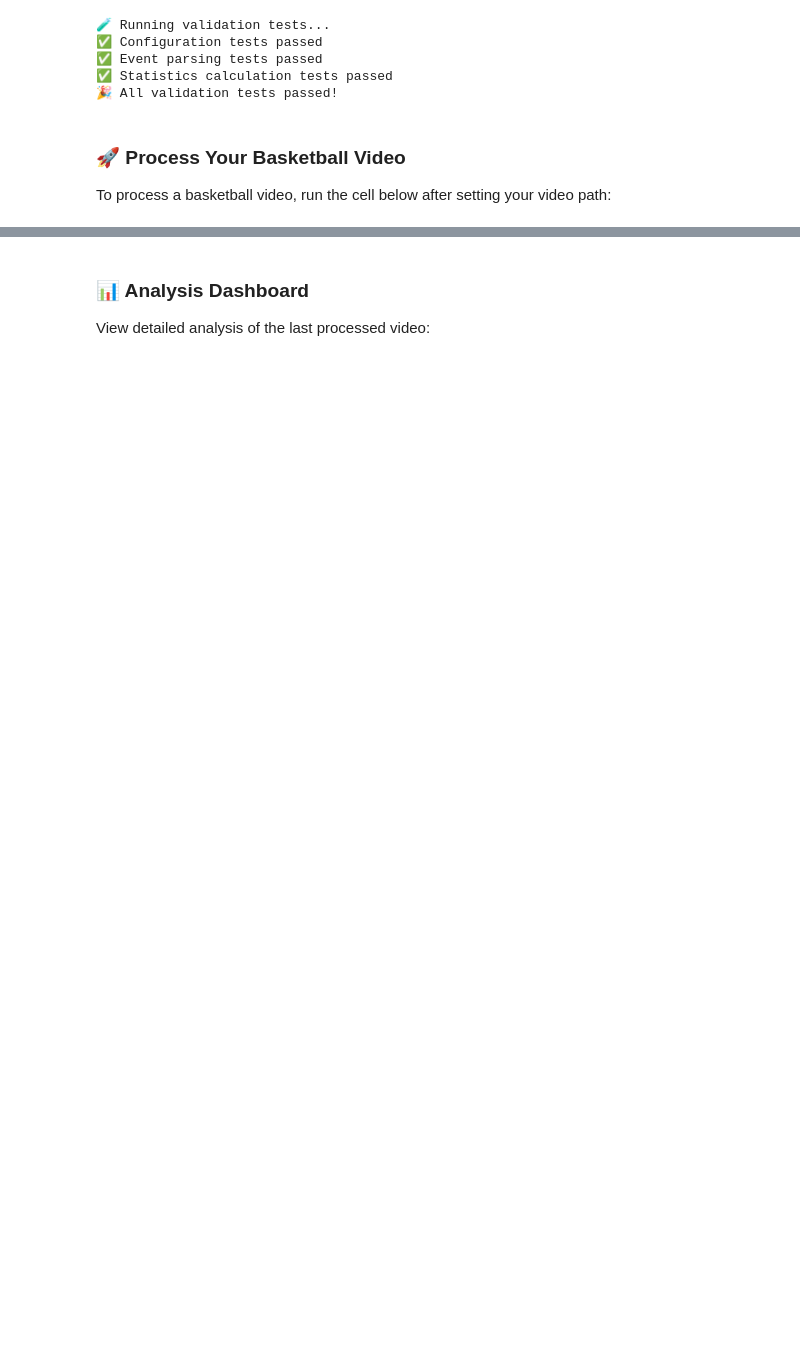
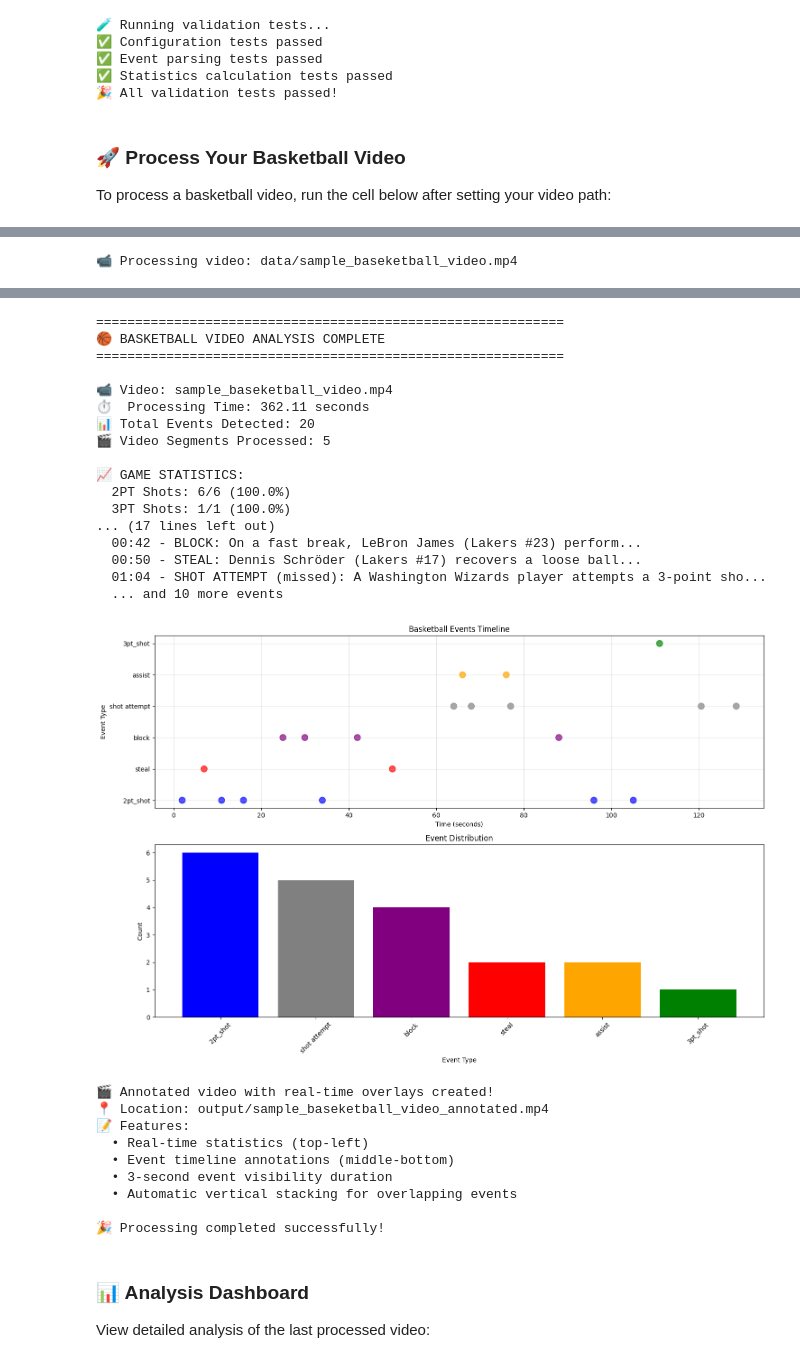
Before and after one commit to rohitmk523/basketball_poc, a Jupyter notebook: basketball_poc.ipynb, the cells around one changed output, grey strips where cells are left out. Drawn from its saved outputs; the diff is of its cells as text; code cells hidden in the pictures; blank space fills up the shorter version.

```diff
--- a/basketball_poc.ipynb
+++ b/basketball_poc.ipynb
@@ -179,7 +179,7 @@ print("✅ Data models defined")
 class GeminiVideoAnalyzer:
     """Handles video analysis using Gemini Pro 2.5 Thinking"""
 
-    def __init__(self, api_key: str, model_name: str = 'gemini-2.0-flash-thinking-exp'):
+    def __init__(self, api_key: str, model_name: str = 'gemini-2.5-pro'):
         genai.configure(api_key=api_key)
         self.model = genai.GenerativeModel(
             model_name=model_name,
@@ -606,12 +862,15 @@ print("✅ Statistics Calculator defined")
 # %% [markdown]
 ## 7. Main Processing Pipeline
 # %%
+# Updated BasketballPOC class with video annotation integration
+
 class BasketballPOC:
     """Main processing pipeline orchestrator"""
 
     def __init__(self, config: Config):
         self.config = config
         self.video_processor = VideoProcessor(config)
+        self.video_annotator = VideoAnnotator(config)  # ADD THIS LINE
         self.gemini_analyzer = None
         self.event_synthesizer = EventSynthesizer(config)
 
@@ -729,6 +988,15 @@ class BasketballPOC:
             timeline_df.to_csv(csv_path, index=False)
             output_files['csv_timeline'] = str(csv_path)
 
+        # 3. Annotated Video with Overlays - ADD THIS SECTION
+        logger.info("Generating annotated video with real-time overlays...")
+        annotated_video_path = self.video_annotator.create_annotated_video(
+            video_path, events, output_name
+        )
+        if annotated_video_path:
+            output_files['annotated_video'] = annotated_video_path
+            logger.info(f"Annotated video created: {annotated_video_path}")
+
         return output_files
 
     def print_summary(self, result: ProcessingResult):
@@ -752,7 +1020,10 @@ class BasketballPOC:
 
         print("\n📁 OUTPUT FILES:")
         for file_type, file_path in result.output_files.items():
-            print(f"  {file_type}: {file_path}")
+            if file_type == 'annotated_video':
+                print(f"  🎥 {file_type}: {file_path}")
+            else:
+                print(f"  📄 {file_type}: {file_path}")
 
         if result.events:
             print("\n🎯 EVENT TIMELINE:")
@@ -940,9 +1214,10 @@ run_validation_tests()
 
 To process a basketball video, run the cell below after setting your video path:
 # %%
+# Updated demo section for main processing
 # MAIN PROCESSING EXAMPLE
 # Replace with your video path
-VIDEO_PATH = "data/sample_basketball_video_3.mp4"
+VIDEO_PATH = "data/sample_baseketball_video.mp4"
 
 # Check if video file exists
 if Path(VIDEO_PATH).exists():
@@ -959,6 +1234,16 @@ if Path(VIDEO_PATH).exists():
         if result.events:
             visualize_events(result.events)
 
+        # Show annotated video info
+        if 'annotated_video' in result.output_files:
+            print(f"\n🎬 Annotated video with real-time overlays created!")
+            print(f"📍 Location: {result.output_files['annotated_video']}")
+            print("📝 Features:")
+            print("  • Real-time statistics (top-left)")
+            print("  • Event timeline annotations (middle-bottom)")
+            print("  • 3-second event visibility duration")
+            print("  • Automatic vertical stacking for overlapping events")
+
         print("\n🎉 Processing completed successfully!")
 
     except Exception as e:
@@ -973,4 +1258,8 @@ else:
     print("3. Update VIDEO_PATH variable above")
     print("4. Ensure your GEMINI_API_KEY is set")
     print("5. Run this cell again")
+    print("\n🎬 The system will now generate:")
+    print("  • JSON analysis report (output/)")
+    print("  • CSV timeline data (output/)")
+    print("  • Annotated video with overlays (temp/)")
 # %% [output]
@@ -978,0 +1267 @@ else:
+📹 Processing video: data/sample_baseketball_video.mp4
@@ -979,3 +1283,30 @@ else:
+============================================================
+🏀 BASKETBALL VIDEO ANALYSIS COMPLETE
+============================================================
+
+📹 Video: sample_baseketball_video.mp4
+⏱️  Processing Time: 362.11 seconds
+📊 Total Events Detected: 20
+🎬 Video Segments Processed: 5
+
+📈 GAME STATISTICS:
+  2PT Shots: 6/6 (100.0%)
+  3PT Shots: 1/1 (100.0%)
+... (17 lines left out)
+  00:42 - BLOCK: On a fast break, LeBron James (Lakers #23) perform...
+  00:50 - STEAL: Dennis Schröder (Lakers #17) recovers a loose ball...
+  01:04 - SHOT ATTEMPT (missed): A Washington Wizards player attempts a 3-point sho...
+  ... and 10 more events
+[figure, added]
+🎬 Annotated video with real-time overlays created!
+📍 Location: output/sample_baseketball_video_annotated.mp4
+📝 Features:
+  • Real-time statistics (top-left)
+  • Event timeline annotations (middle-bottom)
+  • 3-second event visibility duration
+  • Automatic vertical stacking for overlapping events
+
+🎉 Processing completed successfully!
 # %% [markdown]
 ### 📊 Analysis Dashboard
 
```
Also changed, not shown: parts of 6 cells of this notebook, 8 other files.
